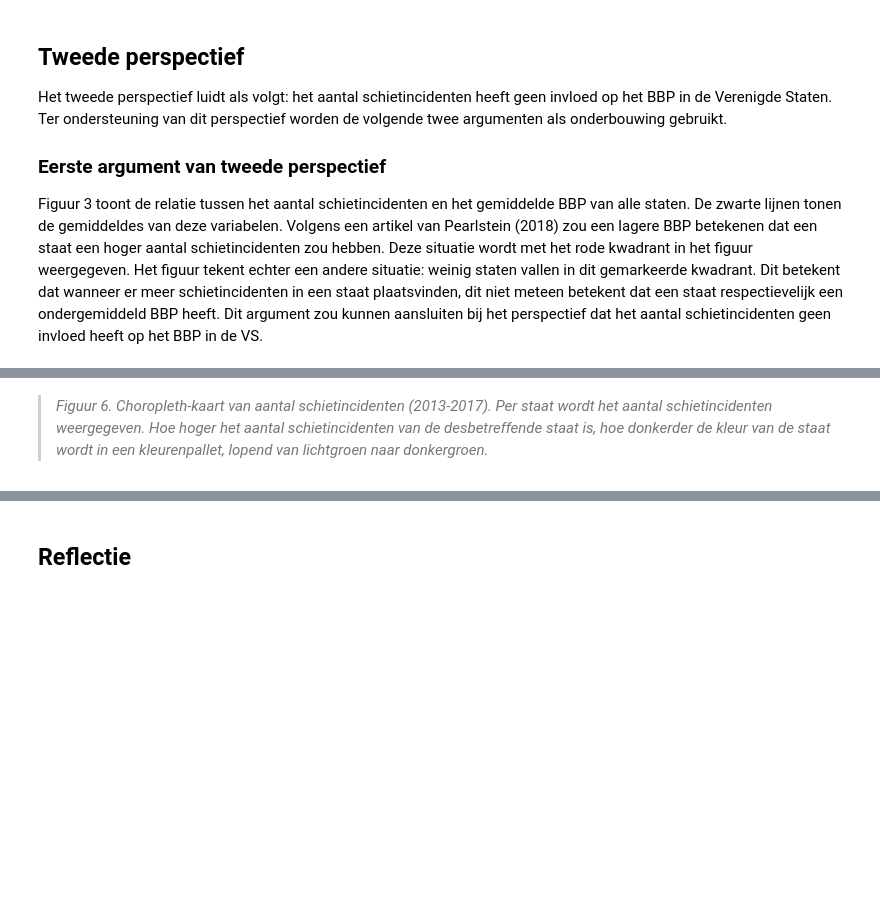
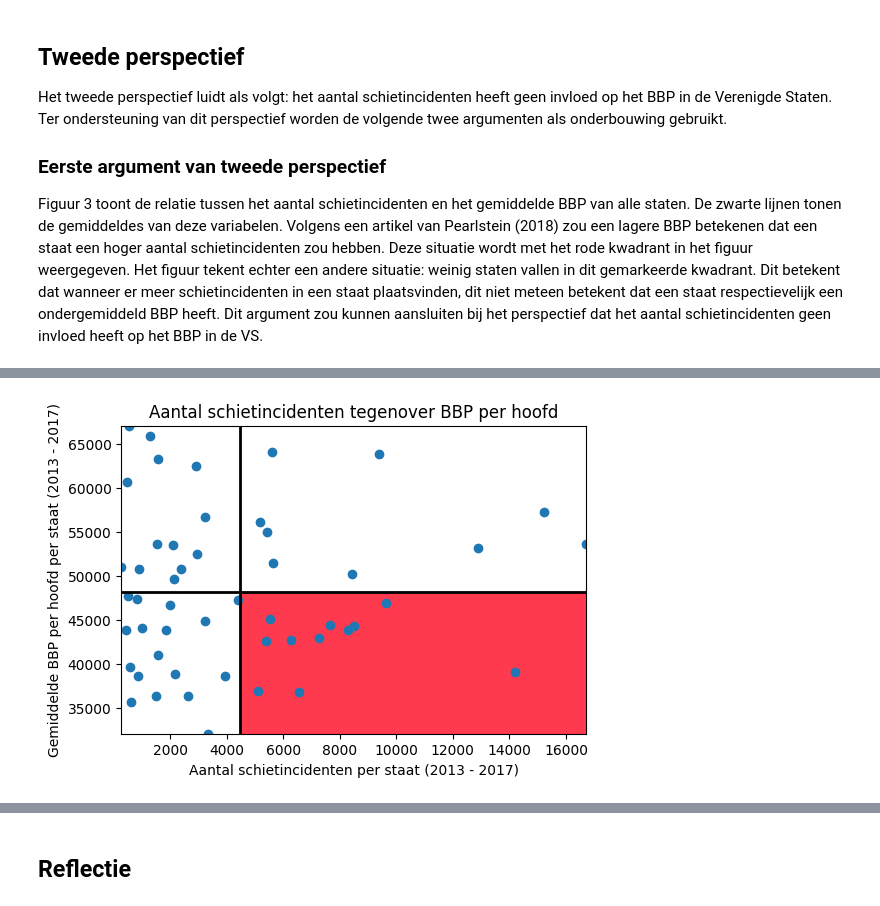
Before and after one commit to lilelinn/infovis, a Jupyter notebook: _build/jupyter_execute/docs/notebook.ipynb, the cells around one changed output, grey strips where cells are left out. Cells and saved outputs as stored; diff of their text form; code cells hidden in the pictures; blank space fills up the shorter version.

```diff
--- a/_build/jupyter_execute/docs/notebook.ipynb
+++ b/_build/jupyter_execute/docs/notebook.ipynb
@@ -256,2 +136,68 @@ fig2.show()
-# %% [markdown]
-> *Figuur 6. Choropleth-kaart van aantal schietincidenten (2013-2017). Per staat wordt het aantal schietincidenten weergegeven. Hoe hoger het aantal schietincidenten van de desbetreffende staat is, hoe donkerder de kleur van de staat wordt in een kleurenpallet, lopend van lichtgroen naar donkergroen.*
+# %%
+# groepeer bbp dataset op staat
+gdp_grouped = gdp.groupby('Area').sum()
+gdp_grouped = gdp_grouped.drop(['Unnamed: 0'], axis=1)
+
+# dictionary met de staten en het totaal aantal schietincidenten en gemiddelde bbp
+gv_per_state = {x: gv['state'].value_counts()[x] for x in gv['state'].unique()}
+gdp_per_state = {x: gdp_grouped.loc[x].sum() / 5 for x in gdp_grouped.index}
+
+# sorteer de dictonaries op alfabetische volgorde van de staten
+gv_ps_keys = list(gv_per_state.keys())
+gv_ps_keys.sort()
+gv_per_state = {i: gv_per_state[i] for i in gv_ps_keys}
+
+# maak een lijst van de waarden en bereken het totaal
+gdp_total = list(list(gdp_per_state.values()))
+gv_total = list(gv_per_state.values())
+
+# maak dataframe van net berekende gegevens
+gdp_gv_per_state = pd.DataFrame({'GDP per state (2013 - 2017)': gdp_total, 'Amount of gun violence incidents per state (2013 - 2017)': gv_total}, index=gv_ps_keys)
+
+# maak plot
+plt.figure()
+
+# bereken min, max en gemiddelde voor het aantal incidenten en BBP
+mingv = min(gdp_gv_per_state['Amount of gun violence incidents per state (2013 - 2017)'])
+maxgv = max(gdp_gv_per_state['Amount of gun violence incidents per state (2013 - 2017)'])
+mingdp = min(gdp_gv_per_state['GDP per state (2013 - 2017)'])
+maxgdp = max(gdp_gv_per_state['GDP per state (2013 - 2017)'])
+avggv = gdp_gv_per_state['Amount of gun violence incidents per state (2013 - 2017)'].mean()
+avggdp = gdp_gv_per_state['GDP per state (2013 - 2017)'].mean()
+
+# maak kwadranten en kleur specifiek kwadrant in via het maken van een rechthoek
+ax = plt.axes()
+ax.add_patch(matplotlib.patches.Rectangle((avggv,mingdp), maxgv-avggv, avggdp-mingdp, color='#FF3A4E'))
+plt.plot([avggv, avggv], [0, maxgdp], linewidth=2, color='black')
+plt.plot([0, maxgv], [avggdp, avggdp], linewidth=2, color='black')
+
+# plot gegevens
+x = gdp_gv_per_state['Amount of gun violence incidents per state (2013 - 2017)']
+y = gdp_gv_per_state['GDP per state (2013 - 2017)']
+plt.scatter(x, y)
+
+# bepaal schaal
+plt.xlim((mingv,maxgv))
+plt.ylim((mingdp,maxgdp))
+
+# labels x- en y-as en titel
+plt.xlabel('Aantal schietincidenten per staat (2013 - 2017)')
+plt.ylabel('Gemiddelde BBP per hoofd per staat (2013 - 2017)')
+
+# ax.text(0.5, -0.2, "Figuur 3. Aantal schietincidenten tegenover BBP per hoofd", transform=ax.transAxes, ha='center')
+# ax.text(0.5, -0.3, "De y-as geeft het gemiddelde BBP per hoofd per staat over de periode 2013-2017", transform=ax.transAxes, ha='center')
+# ax.text(0.5, -0.35, "weer in de de tienduizenden. De x-as geeft het aantal schietincidenten per staat over", transform=ax.transAxes, ha='center')
+# ax.text(0.5, -0.4, "de periode 2013-2017 weer in de duizenden. De zwarte horizontale lijn geeft het gemiddelde", transform=ax.transAxes, ha='center')
+# ax.text(0.5, -0.45, "van de y-as weer en de zwarte verticale lijn geeft het gemiddelde van de x-as weer.", transform=ax.transAxes, ha='center')
+# ax.text(0.5, -0.5, "Het rode gemarkeerde kwadrant geeft een ondergemiddeld BBP weer,", transform=ax.transAxes, ha='center')
+# ax.text(0.5, -0.55, "tegenover een bovengemiddeld aantal schietincidenten.", transform=ax.transAxes, ha='center')
+# ax.text(0.5, -0.6, "Een laag BBP leidt niet direct leidt tot meer schietincidenten.", transform=ax.transAxes, ha='center')
+
+plt.title('Aantal schietincidenten tegenover BBP per hoofd')
+
+plt.gcf().set_size_inches((6, 4))
+
+# toon plot
+plt.show()
+# %% [output]
+[figure, added]
```
Also changed, not shown: parts of 16 cells of this notebook, 5 other files.
